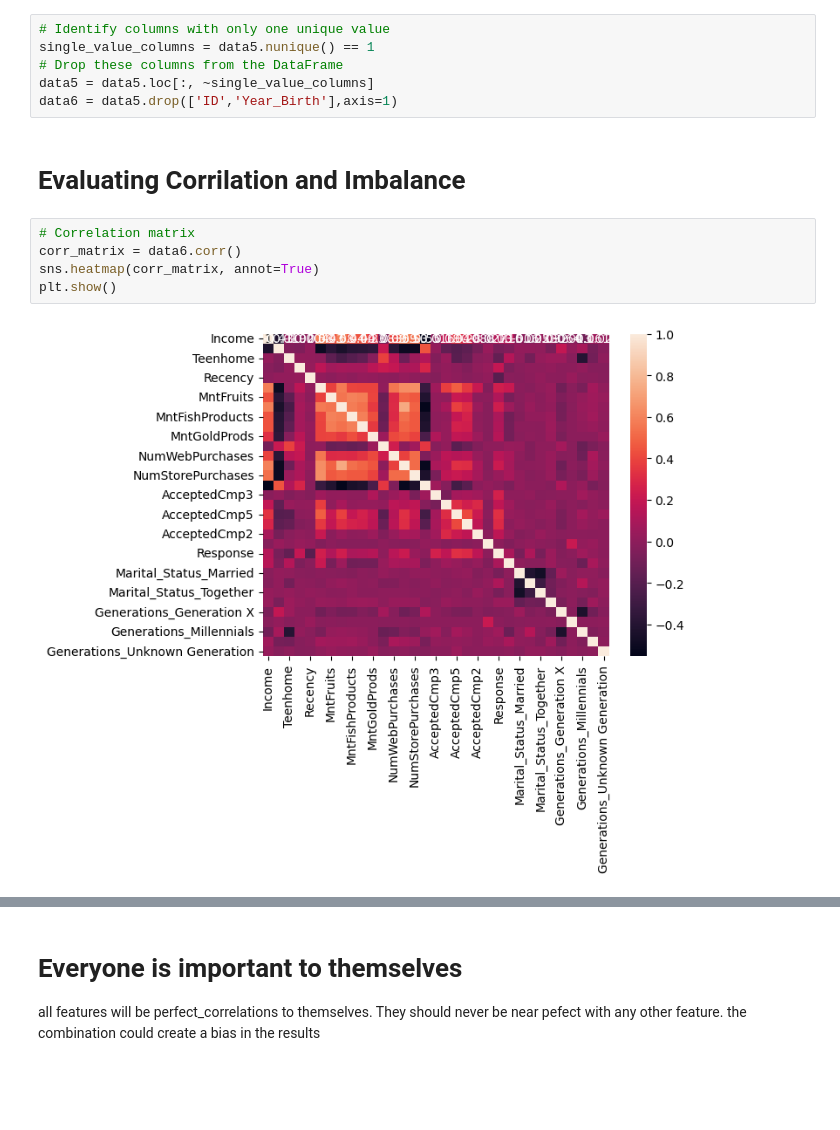
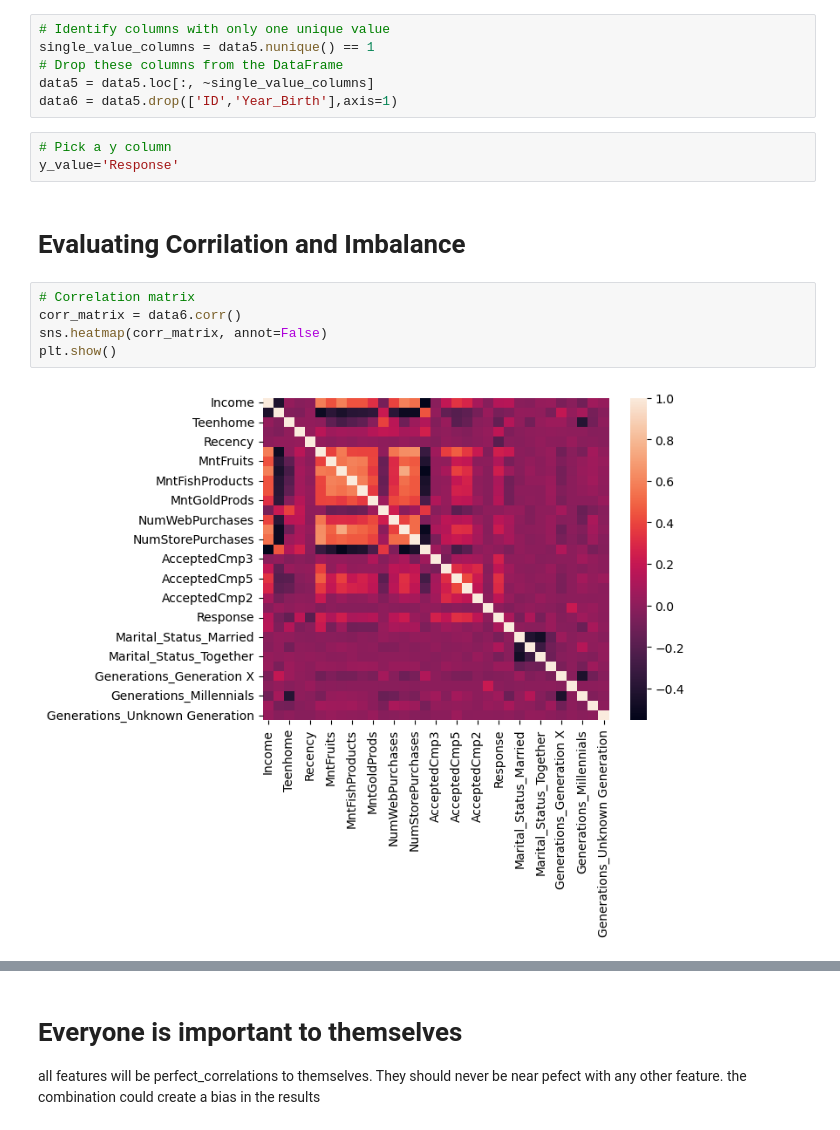
Before and after one commit to ehxewri/Project-2, a Jupyter notebook: Maketing Campaign/Marketing_Campaign.ipynb, the cells around one changed output, grey strips where cells are left out. Drawn from its saved outputs; the diff is of its cells as text; blank space fills up the shorter version.

```diff
--- a/Maketing Campaign/Marketing_Campaign.ipynb
+++ b/Maketing Campaign/Marketing_Campaign.ipynb
@@ -190,15 +198,18 @@ single_value_columns = data5.nunique() == 1
 # Drop these columns from the DataFrame
 data5 = data5.loc[:, ~single_value_columns]
 data6 = data5.drop(['ID','Year_Birth'],axis=1)
+# %%
+# Pick a y column
+y_value='Response'
 # %% [markdown]
 # Evaluating Corrilation and Imbalance
 # %%
 # Correlation matrix
 corr_matrix = data6.corr()
-sns.heatmap(corr_matrix, annot=True)
+sns.heatmap(corr_matrix, annot=False)
 plt.show()
 # %% [output]
-[figure, old version]
+[figure, new version]
 # %%
 correlations = data6.corr()
 
```
Also changed, not shown: parts of 16 cells of this notebook, 2 other files.
